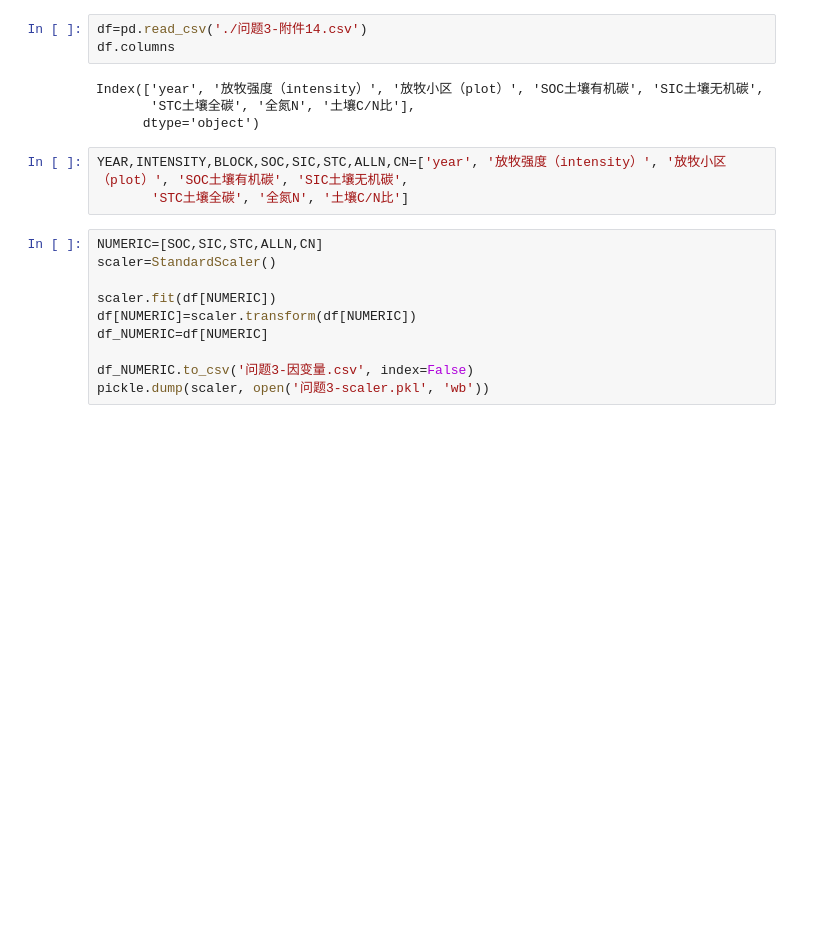
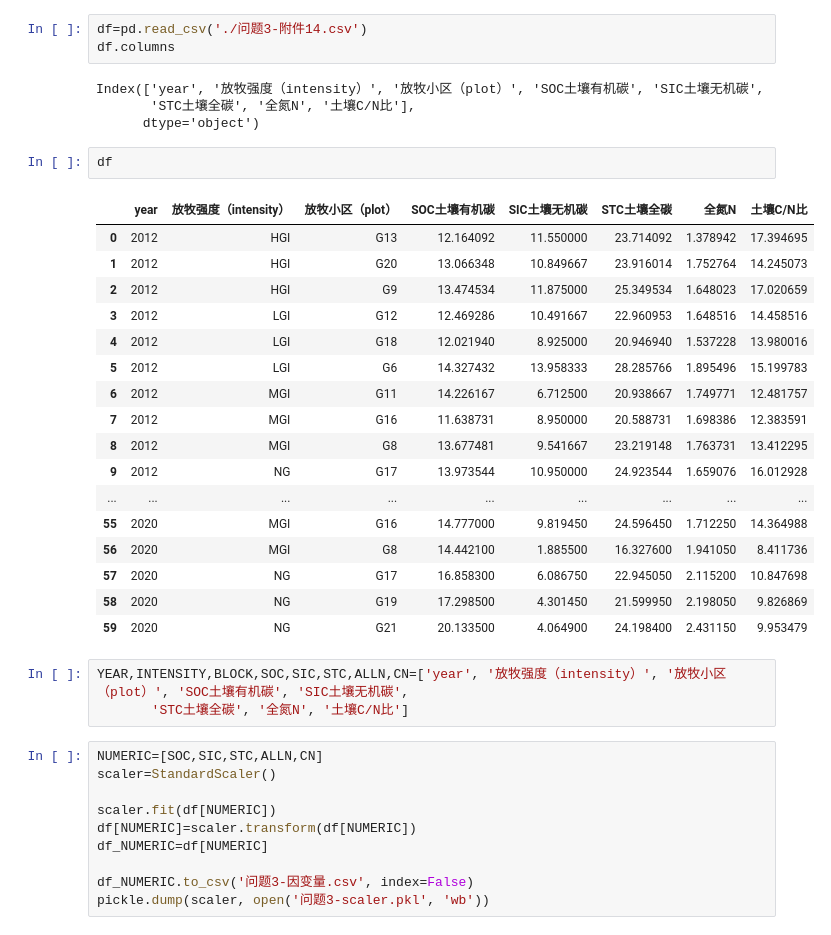
Before and after one commit to cgsdfc/huawei-cup19-problem-e, a Jupyter notebook: 问题3-训练数据-回归.ipynb, the cells around one changed output. Saved outputs shown, nothing was run; the diff lists cells and outputs as text; blank space fills up the shorter version.

```diff
--- a/问题3-训练数据-回归.ipynb
+++ b/问题3-训练数据-回归.ipynb
@@ -18,6 +18,26 @@ df.columns
 Index(['year', '放牧强度（intensity）', '放牧小区（plot）', 'SOC土壤有机碳', 'SIC土壤无机碳',
        'STC土壤全碳', '全氮N', '土壤C/N比'],
       dtype='object')
+# %%
+df
+# %% [output]
+|  | year | 放牧强度（intensity） | 放牧小区（plot） | SOC土壤有机碳 | SIC土壤无机碳 | STC土壤全碳 | 全氮N | 土壤C/N比 |
+| 0 | 2012 | HGI | G13 | 12.164092 | 11.550000 | 23.714092 | 1.378942 | 17.394695 |
+| 1 | 2012 | HGI | G20 | 13.066348 | 10.849667 | 23.916014 | 1.752764 | 14.245073 |
+| 2 | 2012 | HGI | G9 | 13.474534 | 11.875000 | 25.349534 | 1.648023 | 17.020659 |
+| 3 | 2012 | LGI | G12 | 12.469286 | 10.491667 | 22.960953 | 1.648516 | 14.458516 |
+| 4 | 2012 | LGI | G18 | 12.021940 | 8.925000 | 20.946940 | 1.537228 | 13.980016 |
+| 5 | 2012 | LGI | G6 | 14.327432 | 13.958333 | 28.285766 | 1.895496 | 15.199783 |
+| 6 | 2012 | MGI | G11 | 14.226167 | 6.712500 | 20.938667 | 1.749771 | 12.481757 |
+| 7 | 2012 | MGI | G16 | 11.638731 | 8.950000 | 20.588731 | 1.698386 | 12.383591 |
+| 8 | 2012 | MGI | G8 | 13.677481 | 9.541667 | 23.219148 | 1.763731 | 13.412295 |
+| 9 | 2012 | NG | G17 | 13.973544 | 10.950000 | 24.923544 | 1.659076 | 16.012928 |
+| ... | ... | ... | ... | ... | ... | ... | ... | ... |
+| 55 | 2020 | MGI | G16 | 14.777000 | 9.819450 | 24.596450 | 1.712250 | 14.364988 |
+| 56 | 2020 | MGI | G8 | 14.442100 | 1.885500 | 16.327600 | 1.941050 | 8.411736 |
+| 57 | 2020 | NG | G17 | 16.858300 | 6.086750 | 22.945050 | 2.115200 | 10.847698 |
+| 58 | 2020 | NG | G19 | 17.298500 | 4.301450 | 21.599950 | 2.198050 | 9.826869 |
+| 59 | 2020 | NG | G21 | 20.133500 | 4.064900 | 24.198400 | 2.431150 | 9.953479 |
 # %%
 YEAR,INTENSITY,BLOCK,SOC,SIC,STC,ALLN,CN=['year', '放牧强度（intensity）', '放牧小区（plot）', 'SOC土壤有机碳', 'SIC土壤无机碳',
        'STC土壤全碳', '全氮N', '土壤C/N比']
```
Also changed, not shown: parts of 2 cells of this notebook, 4 other files.
